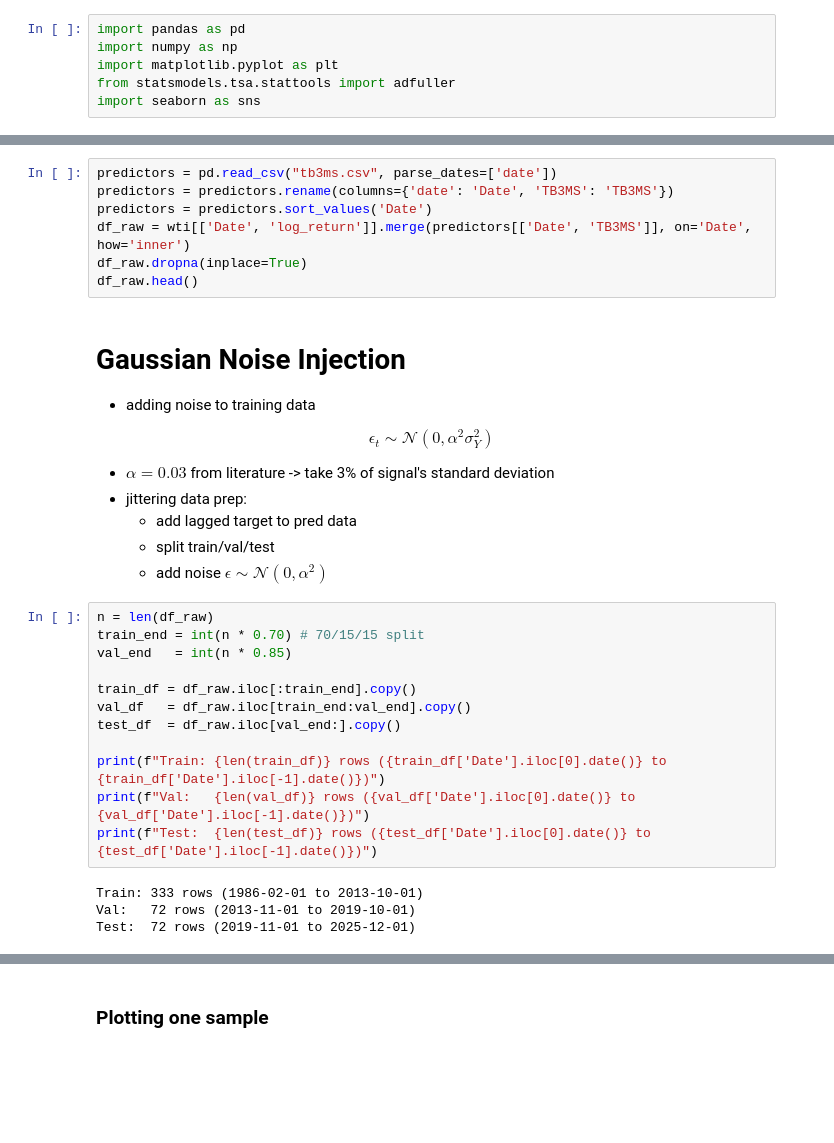
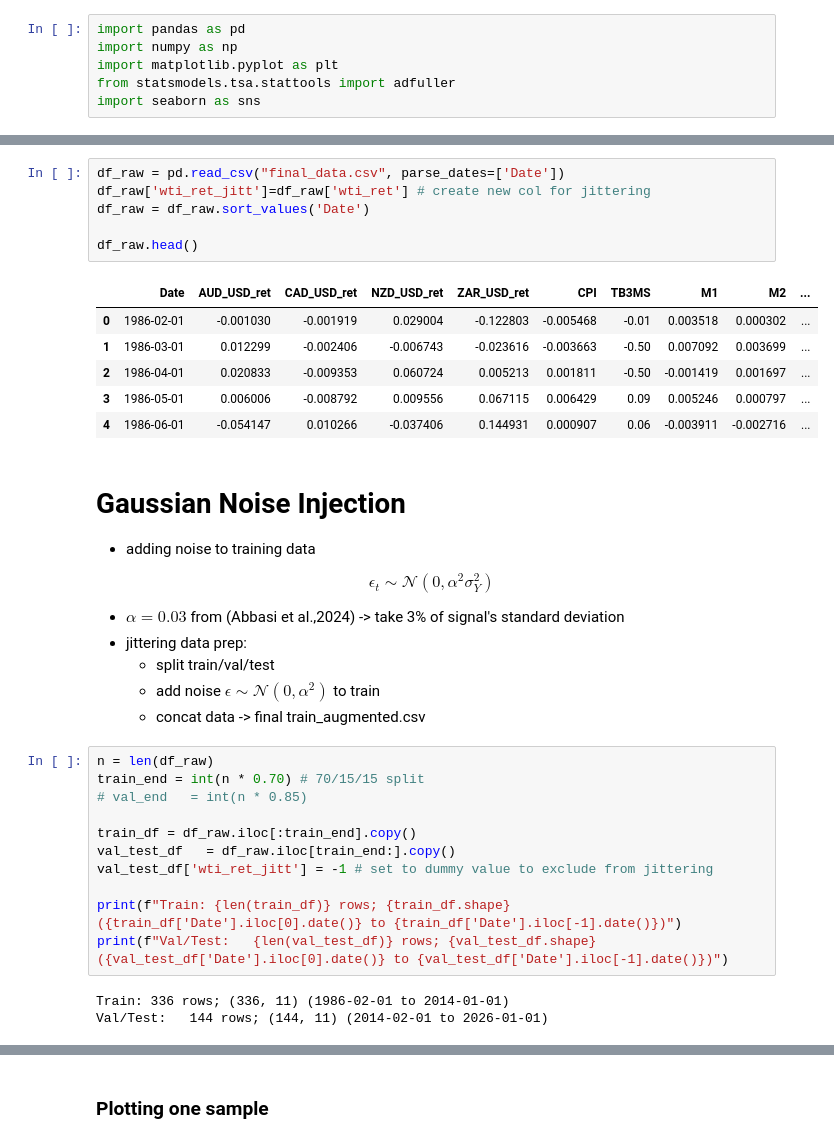
Before and after one commit to Meowth239/dse4101-project, a Jupyter notebook: data/jittering.ipynb, the cells around one changed output, grey strips where cells are left out. Cells and saved outputs as stored; diff of their text form; blank space fills up the shorter version.

```diff
--- a/data/jittering.ipynb
+++ b/data/jittering.ipynb
@@ -118,10 +67,16 @@ ZAR_USD         -14.409     0.0000          Yes
 # %%
-predictors = pd.read_csv("tb3ms.csv", parse_dates=['date'])
-predictors = predictors.rename(columns={'date': 'Date', 'TB3MS': 'TB3MS'})
-predictors = predictors.sort_values('Date')
-df_raw = wti[['Date', 'log_return']].merge(predictors[['Date', 'TB3MS']], on='Date', how='inner')
-df_raw.dropna(inplace=True)
+df_raw = pd.read_csv("final_data.csv", parse_dates=['Date'])
+df_raw['wti_ret_jitt']=df_raw['wti_ret'] # create new col for jittering
+df_raw = df_raw.sort_values('Date')
+
 df_raw.head()
+# %% [output]
+|  | Date | AUD_USD_ret | CAD_USD_ret | NZD_USD_ret | ZAR_USD_ret | CPI | TB3MS | M1 | M2 | ... |
+| 0 | 1986-02-01 | -0.001030 | -0.001919 | 0.029004 | -0.122803 | -0.005468 | -0.01 | 0.003518 | 0.000302 | ... |
+| 1 | 1986-03-01 | 0.012299 | -0.002406 | -0.006743 | -0.023616 | -0.003663 | -0.50 | 0.007092 | 0.003699 | ... |
+| 2 | 1986-04-01 | 0.020833 | -0.009353 | 0.060724 | 0.005213 | 0.001811 | -0.50 | -0.001419 | 0.001697 | ... |
+| 3 | 1986-05-01 | 0.006006 | -0.008792 | 0.009556 | 0.067115 | 0.006429 | 0.09 | 0.005246 | 0.000797 | ... |
+| 4 | 1986-06-01 | -0.054147 | 0.010266 | -0.037406 | 0.144931 | 0.000907 | 0.06 | -0.003911 | -0.002716 | ... |
 # %% [markdown]
 # Gaussian Noise Injection
 - adding noise to training data
@@ -130,24 +85,22 @@ $$
 \epsilon_t \sim \mathcal{N}(0, \alpha^2 \sigma_Y^2)
 $$
 
--  $\alpha=0.03$ from literature -> take 3% of signal's standard deviation
+-  $\alpha=0.03$ from (Abbasi et al.,2024) -> take 3% of signal's standard deviation
 - jittering data prep:
-    - add lagged target to pred data
     - split train/val/test
-    - add noise $\epsilon \sim \mathscr{N}(0,\alpha^2) $
+    - add noise $\epsilon \sim \mathscr{N}(0,\alpha^2) $ to train
+    - concat data -> final train_augmented.csv
 # %%
 n = len(df_raw)
 train_end = int(n * 0.70) # 70/15/15 split
-val_end   = int(n * 0.85)
+# val_end   = int(n * 0.85)
 
 train_df = df_raw.iloc[:train_end].copy()
-val_df   = df_raw.iloc[train_end:val_end].copy()
-test_df  = df_raw.iloc[val_end:].copy()
+val_test_df   = df_raw.iloc[train_end:].copy()
+val_test_df['wti_ret_jitt'] = -1 # set to dummy value to exclude from jittering
 
-print(f"Train: {len(train_df)} rows ({train_df['Date'].iloc[0].date()} to {train_df['Date'].iloc[-1].date()})")
-print(f"Val:   {len(val_df)} rows ({val_df['Date'].iloc[0].date()} to {val_df['Date'].iloc[-1].date()})")
-print(f"Test:  {len(test_df)} rows ({test_df['Date'].iloc[0].date()} to {test_df['Date'].iloc[-1].date()})")
+print(f"Train: {len(train_df)} rows; {train_df.shape} ({train_df['Date'].iloc[0].date()} to {train_df['Date'].iloc[-1].date()})")
+print(f"Val/Test:   {len(val_test_df)} rows; {val_test_df.shape} ({val_test_df['Date'].iloc[0].date()} to {val_test_df['Date'].iloc[-1].date()})")
 # %% [output]
-Train: 333 rows (1986-02-01 to 2013-10-01)
-Val:   72 rows (2013-11-01 to 2019-10-01)
-Test:  72 rows (2019-11-01 to 2025-12-01)
+Train: 336 rows; (336, 11) (1986-02-01 to 2014-01-01)
+Val/Test:   144 rows; (144, 11) (2014-02-01 to 2026-01-01)
```
Also changed, not shown: parts of 16 cells of this notebook, 4 other files.
